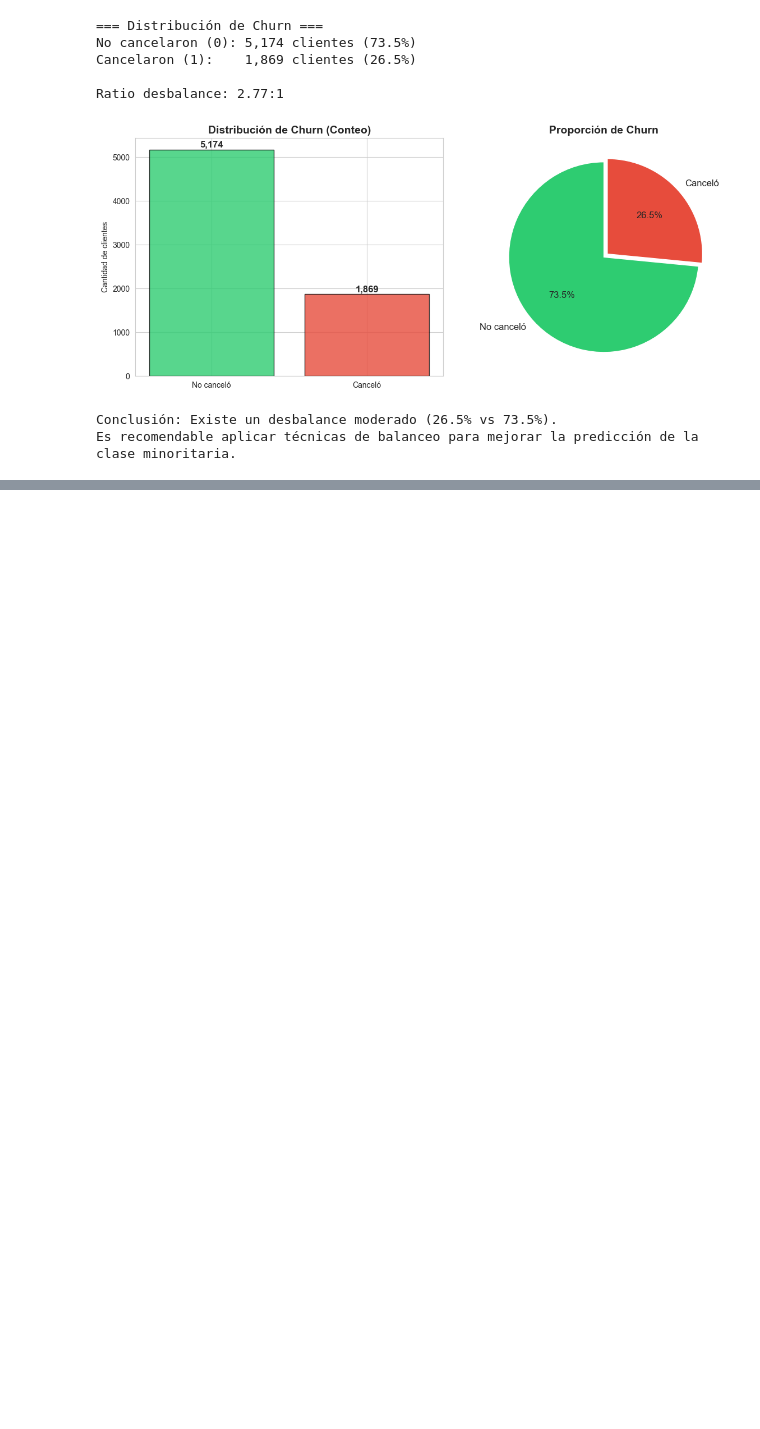
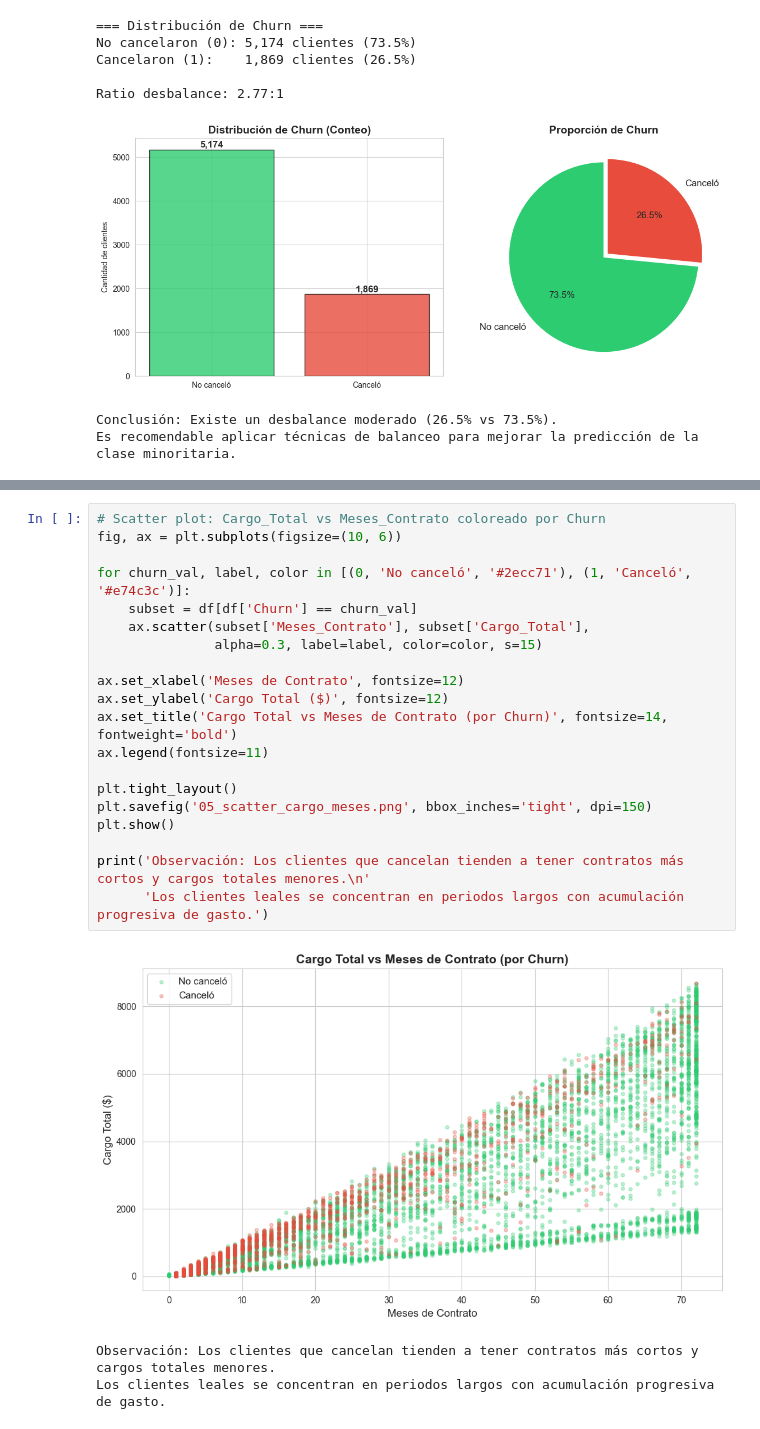
Before and after one commit to anothereverr/oracle-alura-data-science-challenge-2-second-stage, a Jupyter notebook: TelecomX.ipynb, the cells around one changed output, grey strips where cells are left out. Cells and saved outputs as stored; diff of their text form; blank space fills up the shorter version.

```diff
--- a/TelecomX.ipynb
+++ b/TelecomX.ipynb
@@ -191,0 +335,24 @@ Es recomendable aplicar técnicas de balanceo para mejorar la predicción de la
+# %%
+# Scatter plot: Cargo_Total vs Meses_Contrato coloreado por Churn
+fig, ax = plt.subplots(figsize=(10, 6))
+
+for churn_val, label, color in [(0, 'No canceló', '#2ecc71'), (1, 'Canceló', '#e74c3c')]:
+    subset = df[df['Churn'] == churn_val]
+    ax.scatter(subset['Meses_Contrato'], subset['Cargo_Total'],
+               alpha=0.3, label=label, color=color, s=15)
+
+ax.set_xlabel('Meses de Contrato', fontsize=12)
+ax.set_ylabel('Cargo Total ($)', fontsize=12)
+ax.set_title('Cargo Total vs Meses de Contrato (por Churn)', fontsize=14, fontweight='bold')
+ax.legend(fontsize=11)
+
+plt.tight_layout()
+plt.savefig('05_scatter_cargo_meses.png', bbox_inches='tight', dpi=150)
+plt.show()
+
+print('Observación: Los clientes que cancelan tienden a tener contratos más cortos y cargos totales menores.\n'
+      'Los clientes leales se concentran en periodos largos con acumulación progresiva de gasto.')
+# %% [output]
+[figure, added]
+Observación: Los clientes que cancelan tienden a tener contratos más cortos y cargos totales menores.
+Los clientes leales se concentran en periodos largos con acumulación progresiva de gasto.
```
Also changed, not shown: parts of 15 cells of this notebook.
